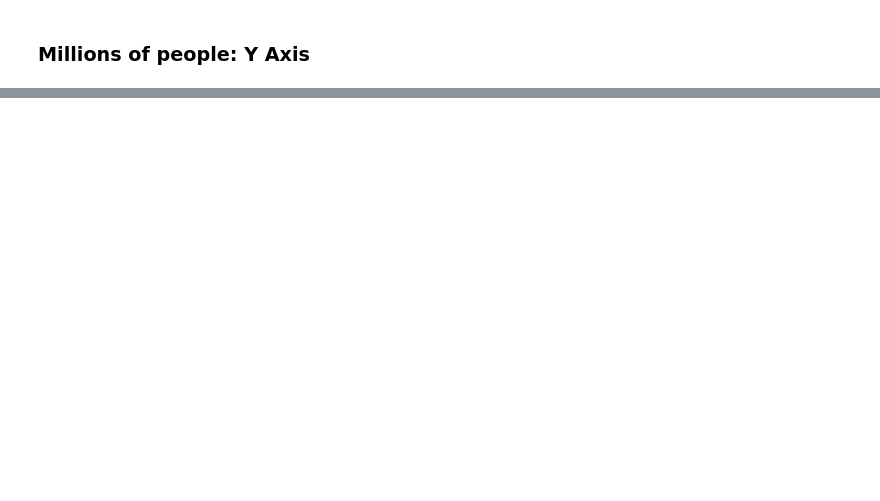
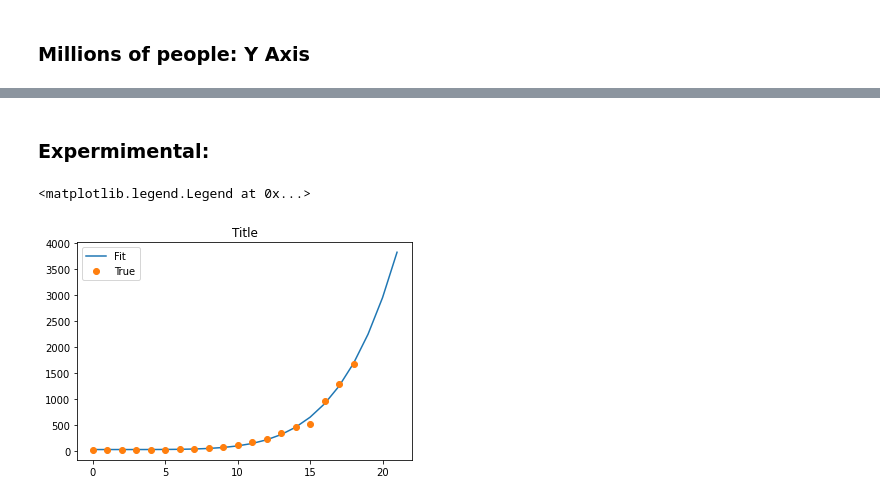
Before and after one commit to p-gonzo/covid-19-us-timeseries, a Jupyter notebook: Covid-19 US Timeseries Data.ipynb, the cells around one changed output, grey strips where cells are left out. Cells and saved outputs as stored; diff of their text form; code cells hidden in the pictures; blank space fills up the shorter version.

Commit message:
Update with new logistic projection model

```diff
--- a/Covid-19 US Timeseries Data.ipynb
+++ b/Covid-19 US Timeseries Data.ipynb
@@ -163,0 +168,36 @@ projection.plot(rot=30)
+# %% [markdown]
+### Expermimental:
+# %%
+def logistic4(x, A, B, C, D):
+    """4PL lgoistic equation."""
+    return ((A-D)/(1.0+((x/C)**B))) + D
+
+def residuals(p, y, x):
+    """Deviations of data from fitted 4PL curve"""
+    A,B,C,D = p
+    err = y-logistic4(x, A, B, C, D)
+    return err
+
+def peval(x, p):
+    """Evaluated value at x with current parameters."""
+    A,B,C,D = p
+    return logistic4(x, A, B, C, D)
+
+
+x = np.array(range(len(totals.index)))
+y_meas = totals['Confirmed Cases'].astype(float)
+
+# Initial guess for parameters
+p0 = [0, 1, 1, 1]
+
+# Fit equation using least squares optimization
+plsq = leastsq(residuals, p0, args=(y_meas, x))
+
+# Plot results with predictions for three days into the future
+x_hat = np.array(range(len(totals.index) + 3))
+plt.plot(x_hat,peval(x_hat,plsq[0]),x,y_meas,'o')
+plt.title('Title')
+plt.legend(['Fit', 'True'], loc='upper left')
+# %% [output]
+<matplotlib.legend.Legend at 0x...>
+[figure, added]
```
Also changed, not shown: parts of 10 cells of this notebook, 2 other files.
